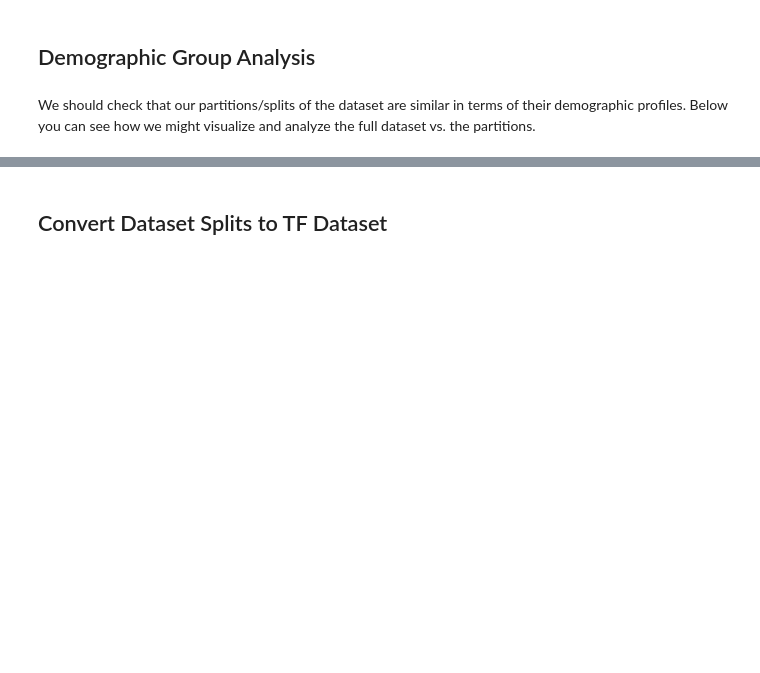
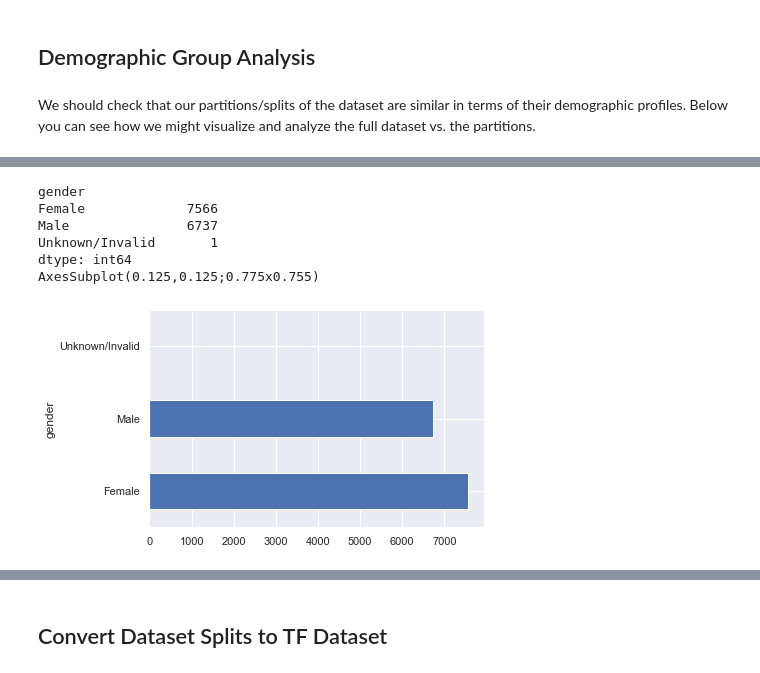
Before and after one commit to luigisaetta/uci-diabetes, a Jupyter notebook: project/starter_code/student_project.ipynb, the cells around one changed output, grey strips where cells are left out. Saved outputs shown, nothing was run; the diff lists cells and outputs as text; code cells hidden in the pictures; blank space fills up the shorter version.

```diff
--- a/project/starter_code/student_project.ipynb
+++ b/project/starter_code/student_project.ipynb
@@ -505,3 +516,14 @@ show_group_stats_viz(d_train, 'gender')
+# %%
+# validation partition
+show_group_stats_viz(d_val, 'gender')
+# %% [output]
+gender
+Female             7566
+Male               6737
+Unknown/Invalid       1
+dtype: int64
+AxesSubplot(0.125,0.125;0.775x0.755)
+[figure, added]
 # %%
 # Test partition
 show_group_stats_viz(d_test, 'gender')
```
Also changed, not shown: parts of 11 cells of this notebook, 2 other files.
